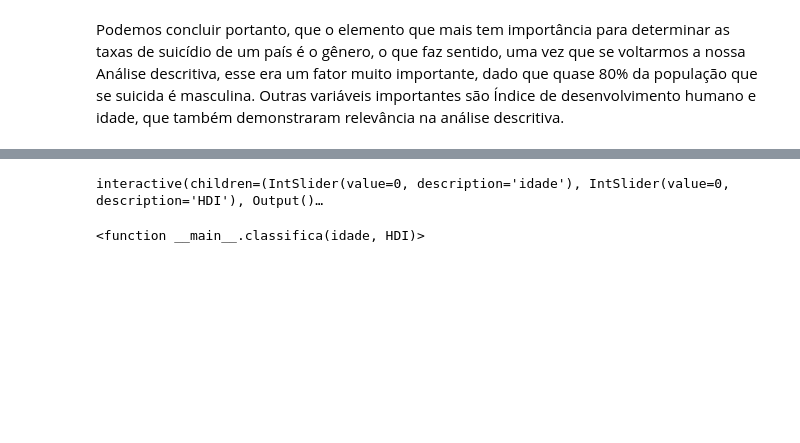
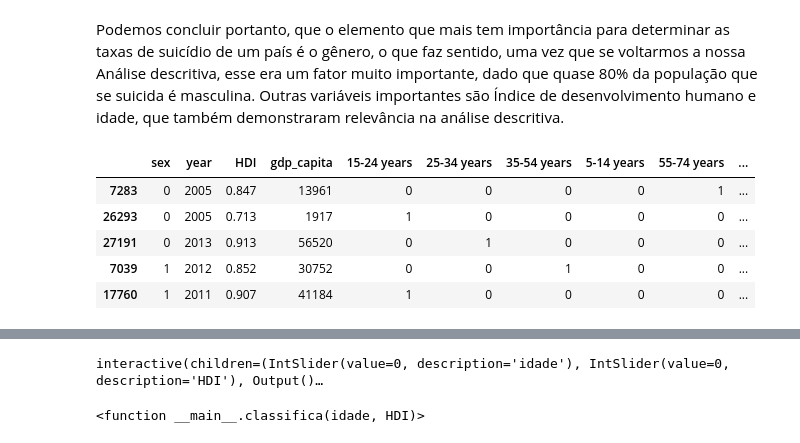
Before and after one commit to mvcavalieri/cdadosproj2, a Jupyter notebook: Proj2.ipynb, the cells around one changed output, grey strips where cells are left out. Drawn from its saved outputs; the diff is of its cells as text; code cells hidden in the pictures; blank space fills up the shorter version.

```diff
--- a/Proj2.ipynb
+++ b/Proj2.ipynb
@@ -647,5 +650,14 @@ def classifica(idade,HDI):
     regressor.predict(X)
     print(idade)
+# %%
+X_train.head()
+# %% [output]
+|  | sex | year | HDI | gdp_capita | 15-24 years | 25-34 years | 35-54 years | 5-14 years | 55-74 years | ... |
+| 7283 | 0 | 2005 | 0.847 | 13961 | 0 | 0 | 0 | 0 | 1 | ... |
+| 26293 | 0 | 2005 | 0.713 | 1917 | 1 | 0 | 0 | 0 | 0 | ... |
+| 27191 | 0 | 2013 | 0.913 | 56520 | 0 | 1 | 0 | 0 | 0 | ... |
+| 7039 | 1 | 2012 | 0.852 | 30752 | 0 | 0 | 1 | 0 | 0 | ... |
+| 17760 | 1 | 2011 | 0.907 | 41184 | 1 | 0 | 0 | 0 | 0 | ... |
 # %%
 from IPython.display import display
 w = wid.IntSlider()
```
Also changed, not shown: parts of 18 cells of this notebook.
